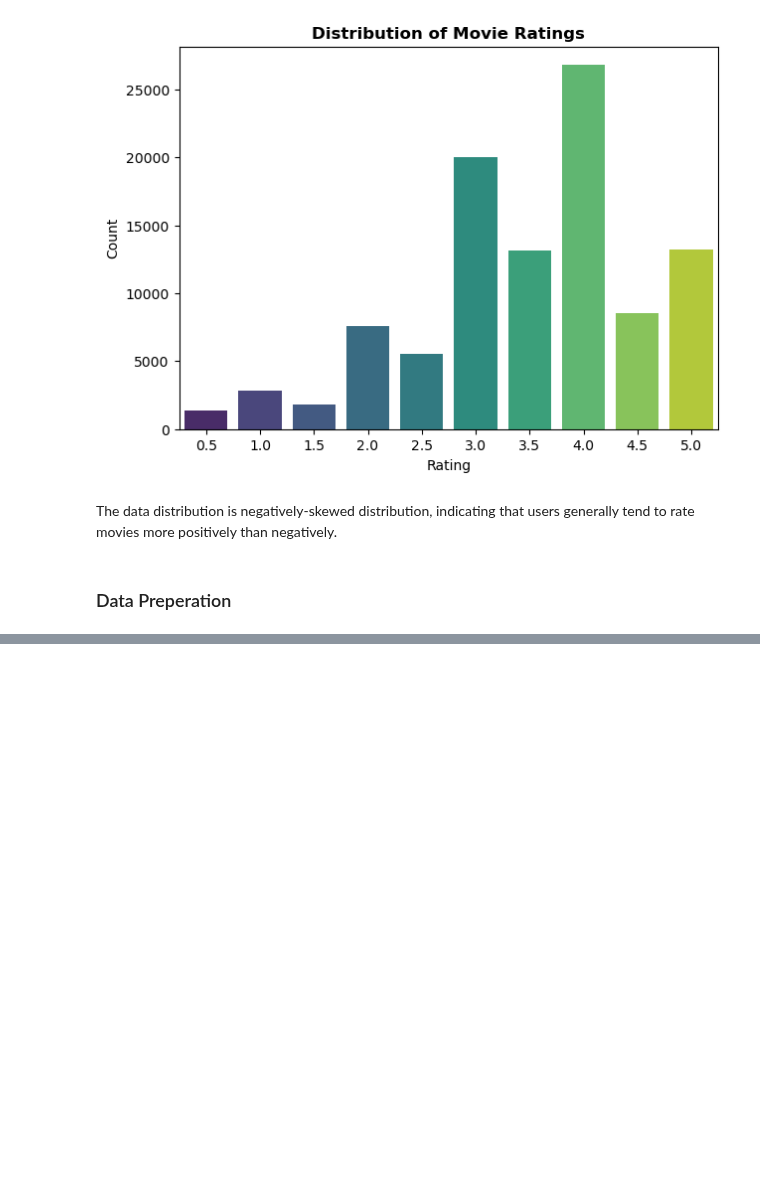
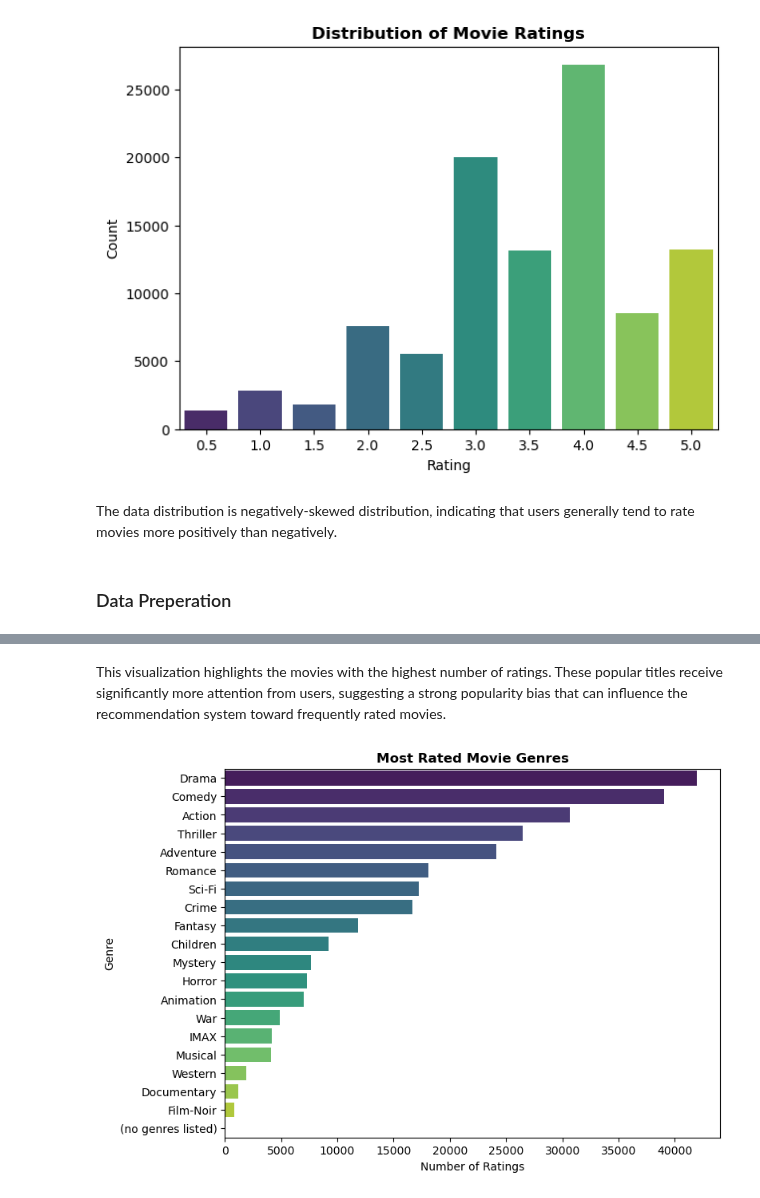
Before and after one commit to Marian-amo/Movies-Recommendation-System-Project, a Jupyter notebook: notebook.ipynb, the cells around one changed output, grey strips where cells are left out. Cells and saved outputs as stored; diff of their text form; code cells hidden in the pictures; blank space fills up the shorter version.

```diff
--- a/notebook.ipynb
+++ b/notebook.ipynb
@@ -288,0 +340,19 @@ The ratings dataset is converted into a Surprise object using Reader class. Only
+# %% [markdown]
+This visualization highlights the movies with the highest number of ratings. These popular titles receive significantly more attention from users, suggesting a strong popularity bias that can influence the recommendation system toward frequently rated movies.
+# %%
+# Split and explode genres
+genre_counts = df_copy['genres'].str.split('|').explode()
+
+# Count occurrences
+genre_counts = genre_counts.value_counts()
+
+# Plot
+plt.figure(figsize=(8,6))
+sns.barplot(x=genre_counts.values, y=genre_counts.index, palette="viridis")
+
+plt.title("Most Rated Movie Genres", fontweight="bold")
+plt.xlabel("Number of Ratings")
+plt.ylabel("Genre")
+plt.show()
+# %% [output]
+[figure, added]
```
Also changed, not shown: parts of 14 cells of this notebook.
